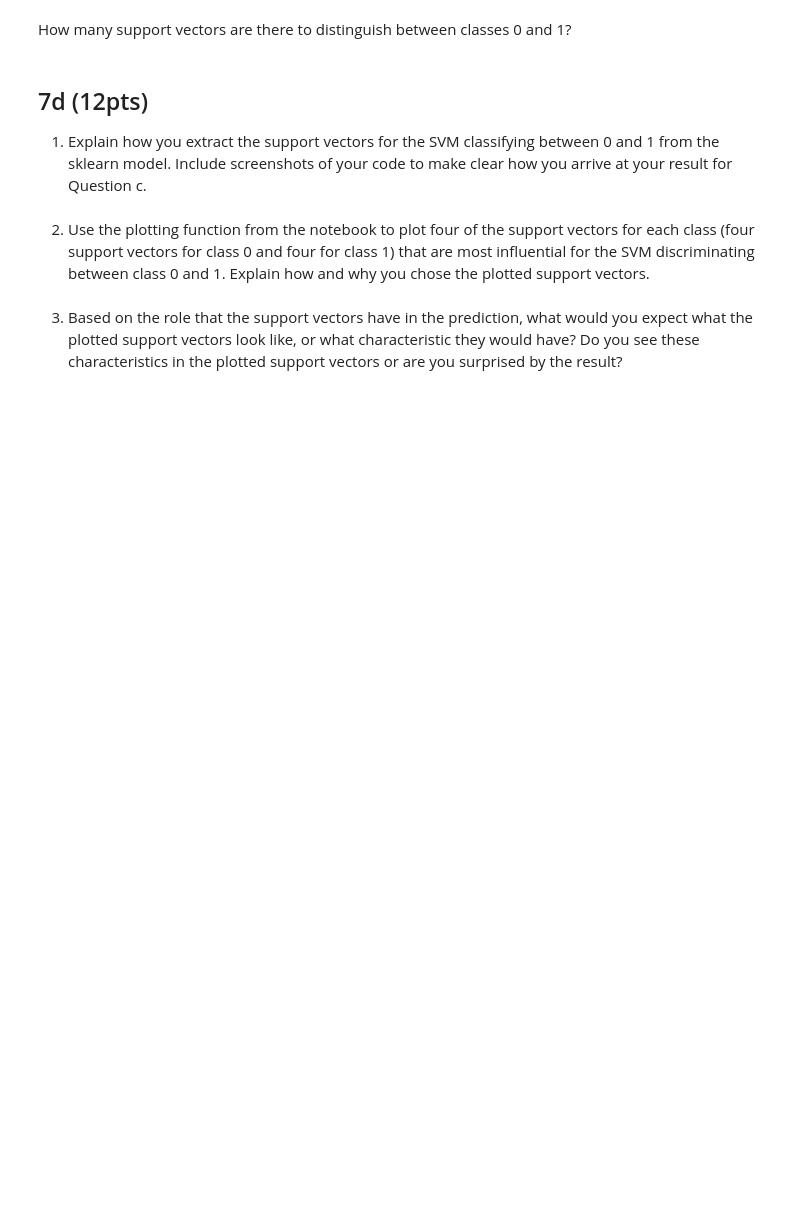
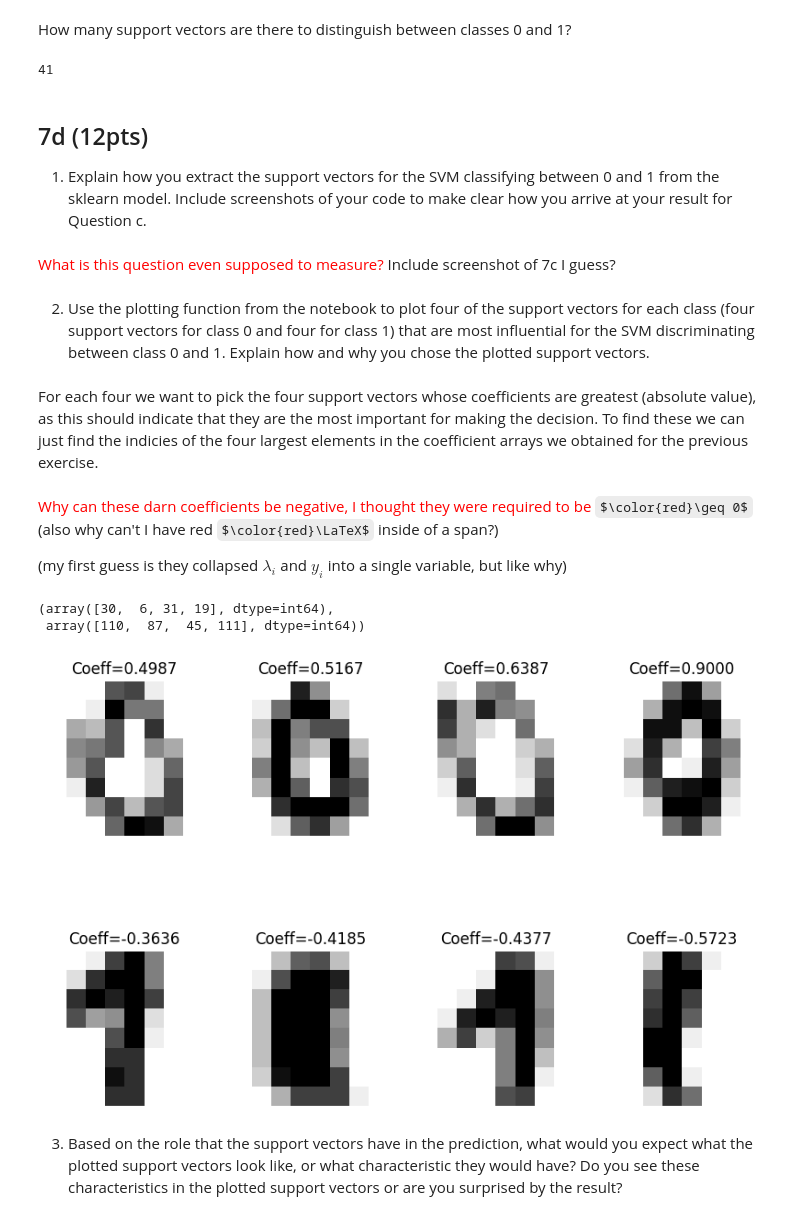
Before and after one commit to school-Tygo-van-den-Hurk/TUe-2IIG0-Data-Mining-and-Machine-Learning-2024-2025, a Jupyter notebook: homework-1/question-7.ipynb, the cells around one changed output. Cells and saved outputs as stored; diff of their text form; code cells hidden in the pictures; some formulas as TeX source; blank space fills up the shorter version.

Commit message:
Did question 7, refinement still needed

```diff
--- a/homework-1/question-7.ipynb
+++ b/homework-1/question-7.ipynb
@@ -34,3 +36,8 @@ D_train, D_test, y_train, y_test = train_test_split(
 # %% [markdown]
 ## 7a (3pts)
 Train an RBF kernel SVM with parameters `gamma=0.0008`, `C=0.9`. Use the SVC SVM model from sklearn to do so. Train the model on the `D_train` dataset (70-30 split) and test the model on the `D_test` dataset.
+# %%
+from sklearn import svm
+
+clf = svm.SVC(gamma=0.0008, C=0.9) #rbf is the default kernel
+clf.fit(D_train, y_train)
@@ -45,9 +77,52 @@ Sklearn has a peculiar way to denote the learned support vectors. To understand
 # %% [markdown]
 How many support vectors are there to distinguish between classes 0 and 1?
+# %%
+#The first 37 elements of the first row, since 1 is the smallest class that is not 0, and class 0 has 37 SVs.
+supp_coef_0to1 = clf.dual_coef_[0][0:clf.n_support_[0]]
+
+#The first 75 elements of the first row skipping 37, since 0 is the smallest class (that is not 1), and class 0 has 37 SVs that we need to skip, while class 1 has 75 that we are interested in.
+supp_coef_1to0 = clf.dual_coef_[0][clf.n_support_[0]:clf.n_support_[0]+clf.n_support_[1]]
+
+#we count all the nonzero coefficients, as these are the ones that are actually support vectors between classes 0 and 1
+nonzero_supp = np.count_nonzero(supp_coef_0to1) + np.count_nonzero(supp_coef_1to0)
+nonzero_supp
+# %% [output]
+41
 # %% [markdown]
 ## 7d (12pts)
 1. Explain how you extract the support vectors for the SVM classifying between 0 and 1 from the sklearn model. Include screenshots of your code to make clear how you arrive at your result for Question c.
+# %% [markdown]
+<span style="color:red">What is this question even supposed to measure?</span>
+Include screenshot of 7c I guess?
 # %% [markdown]
 2. Use the plotting function from the notebook to plot four of the support vectors for each class (four support vectors for class 0 and four for class 1) that are most influential for the SVM discriminating between class 0 and 1. Explain how and why you chose the plotted support vectors.
+# %% [markdown]
+For each four we want to pick the four support vectors whose coefficients are greatest (absolute value), as this should indicate that they are the most important for making the decision. To find these we can just find the indicies of the four largest elements in the coefficient arrays we obtained for the previous exercise.
+# %% [markdown]
+<span style='color:red'>Why can these darn coefficients be negative, I thought they were required to be</span> $\color{red}\geq 0$ (also why can't I have red $\color{red}\LaTeX$ inside of a span?)
+
+(my first guess is they collapsed $\lambda_i$ and $y_i$ into a single variable, but like why)
+# %%
+#get the indicies of the four most significant support vectors in each class (with respect to the other class)
+significant_0to1 = np.abs(supp_coef_0to1).argsort()[-4:] #abs is not needed as all are >= 0
+significant_1to0 = np.abs(supp_coef_1to0).argsort()[-4:] + clf.n_support_[0] #could be argmin as all are <= 0
+significant_0to1, significant_1to0
+# %% [output]
+(array([30,  6, 31, 19], dtype=int64),
+ array([110,  87,  45, 111], dtype=int64))
+# %%
+_, axes = plt.subplots(nrows=2, ncols=4, figsize=(10, 7)) # get the plot
+#plot of the SVs of class 0
+for ax, image, label in zip(axes[0, :], clf.support_vectors_[significant_0to1], supp_coef_0to1[significant_0to1]):
+    ax.set_axis_off()
+    ax.imshow(image.reshape(8,8), cmap=plt.cm.gray_r, interpolation="nearest")
+    ax.set_title("Coeff=%.4f" % label)
+#plot of the SVs of class 1
+for ax, image, label in zip(axes[1, :], clf.support_vectors_[significant_1to0], supp_coef_1to0[(significant_1to0 - clf.n_support_[0])]):
+    ax.set_axis_off()
+    ax.imshow(image.reshape(8,8), cmap=plt.cm.gray_r, interpolation="nearest")
+    ax.set_title("Coeff=%.4f" % label)
+# %% [output]
+[figure, added]
 # %% [markdown]
 3. Based on the role that the support vectors have in the prediction, what would you expect what the plotted support vectors look like, or what characteristic they would have? Do you see these characteristics in the plotted support vectors or are you surprised by the result?
```
Also changed, not shown: parts of 13 cells of this notebook.
